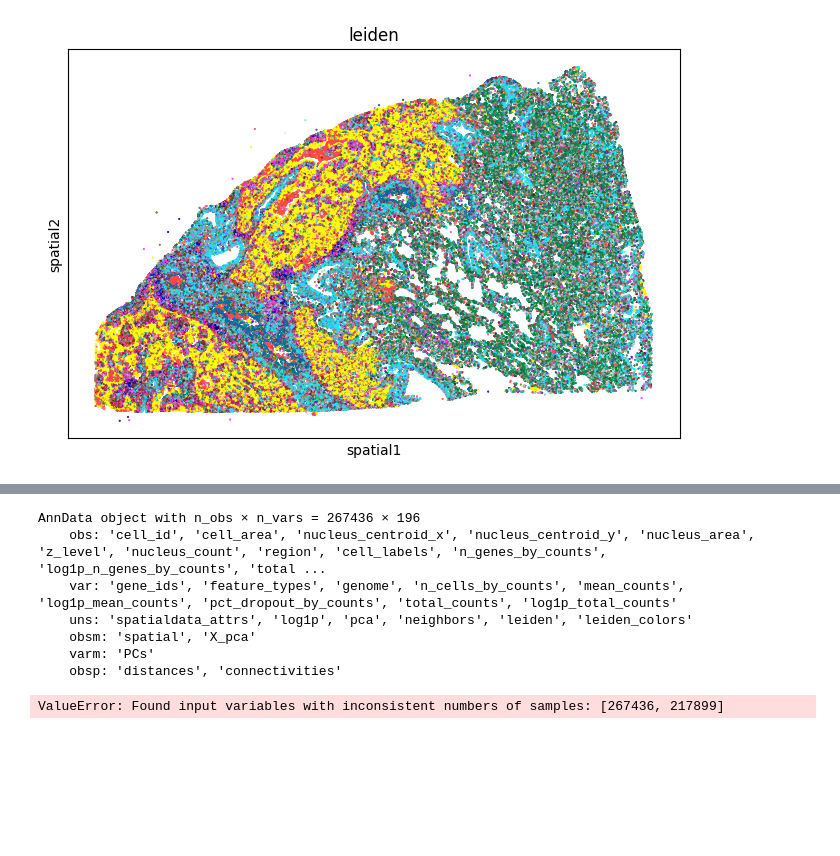
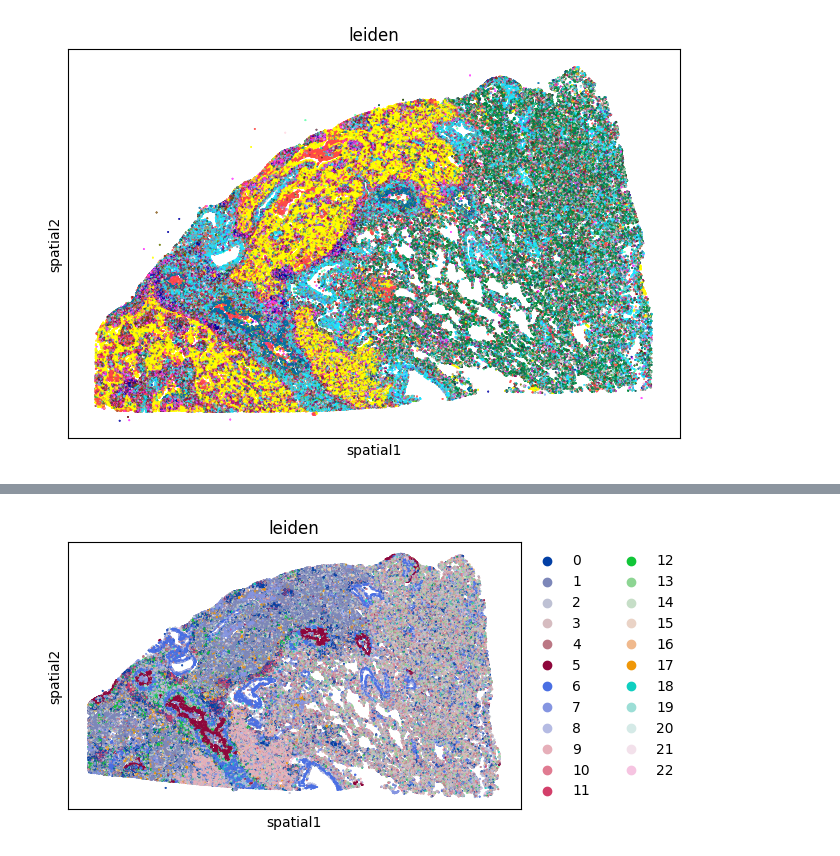
Before and after one commit to niekparidaens/BEP, a Jupyter notebook: Gene comparison spatialdata.ipynb, the cells around one changed output, grey strips where cells are left out. Cells and saved outputs as stored; diff of their text form; code cells hidden in the pictures; blank space fills up the shorter version.

```diff
--- a/Gene comparison spatialdata.ipynb
+++ b/Gene comparison spatialdata.ipynb
@@ -70,5 +69,5 @@ with coordinate systems:
 # %%
-sdata_v1 = spatialdata_io.xenium(BASE_V1)
+sdata_v1 = spatialdata_io.xenium(BASE_V1, morphology_mip=False, morphology_focus=False)
 adata_v1 = sdata_v1.tables["table"]
 sdata_v1
 # %% [output]
@@ -1702,25 +1679,17 @@ adata_5k_like_clust leiden groups: 60
 # %%
-adata_5k_clust
+adata_v1_clust = adata_v1.copy()
+sc.pp.normalize_total(adata_v1_clust, inplace=True)
+sc.pp.log1p(adata_v1_clust)
+sc.pp.pca(adata_v1_clust)
+sc.pp.neighbors(adata_v1_clust)
+sc.tl.leiden(adata_v1_clust)
-# %% [output]
-AnnData object with n_obs × n_vars = 267436 × 196
-    obs: 'cell_id', 'cell_area', 'nucleus_centroid_x', 'nucleus_centroid_y', 'nucleus_area', 'z_level', 'nucleus_count', 'region', 'cell_labels', 'n_genes_by_counts', 'log1p_n_genes_by_counts', 'total ...
-    var: 'gene_ids', 'feature_types', 'genome', 'n_cells_by_counts', 'mean_counts', 'log1p_mean_counts', 'pct_dropout_by_counts', 'total_counts', 'log1p_total_counts'
-    uns: 'spatialdata_attrs', 'log1p', 'pca', 'neighbors', 'leiden', 'leiden_colors'
-    obsm: 'spatial', 'X_pca'
-    varm: 'PCs'
-    obsp: 'distances', 'connectivities'
-# %%
-from sklearn.metrics import adjusted_rand_score
-
-# Suppose you stored leiden labels in these columns:
-# adata_v1.obs["leiden"] and adata_v1_5k_like.obs["leiden"]
-# Make sure they are aligned by cell id / index.
-
-# If both adatas have the same obs_names in the same order:
-ari = adjusted_rand_score(
-    adata_5k_clust.obs["leiden"].astype(str),
-    adata_5k_like_clust.obs["leiden"].astype(str),
-)
-print("ARI:", ari)
-# %% [output]
-ValueError: Found input variables with inconsistent numbers of samples: [267436, 217899]
+# %%
+sq.pl.spatial_scatter(
+    adata_v1_clust,
+    library_id="spatial",
+    shape=None,
+    color=["leiden"],
+    wspace=0.4,
+)
+# %% [output]
+[figure, added]
```
Also changed, not shown: parts of 41 cells of this notebook, 1 other file.
